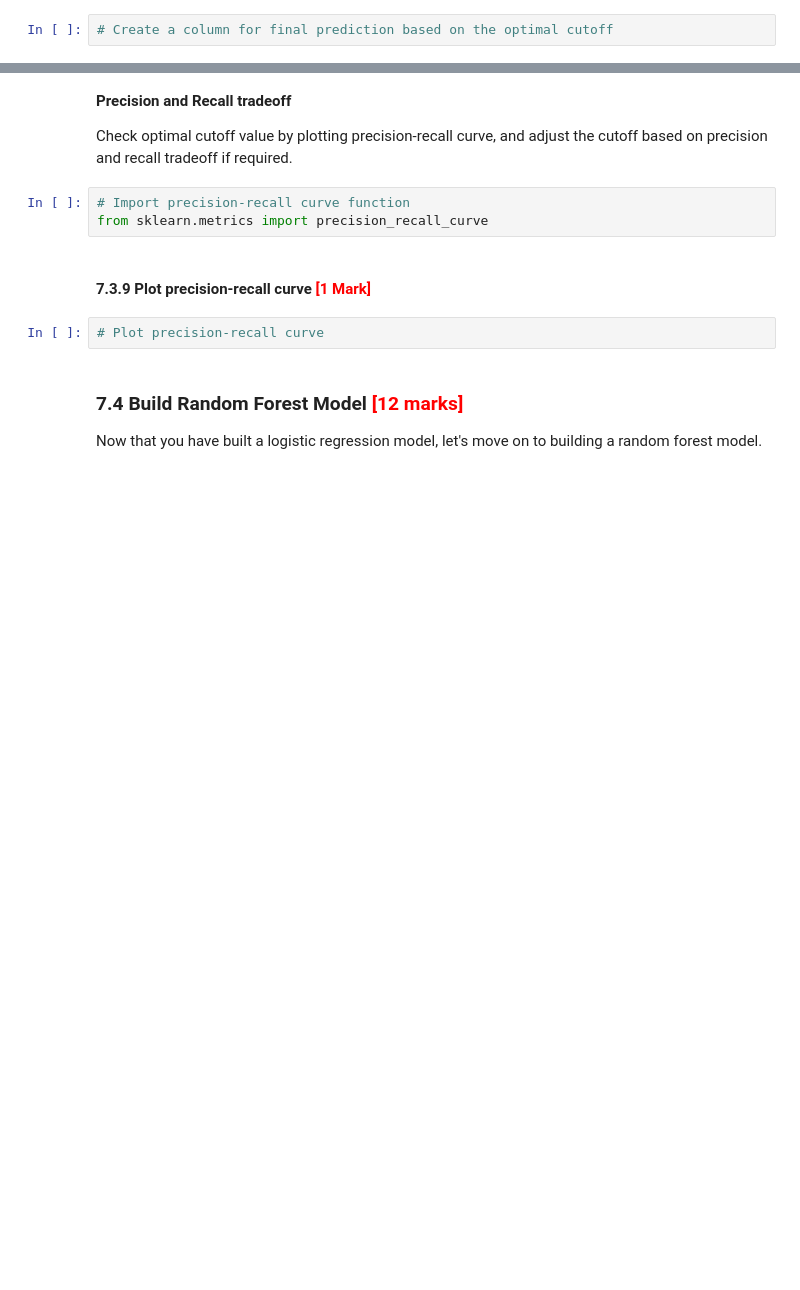
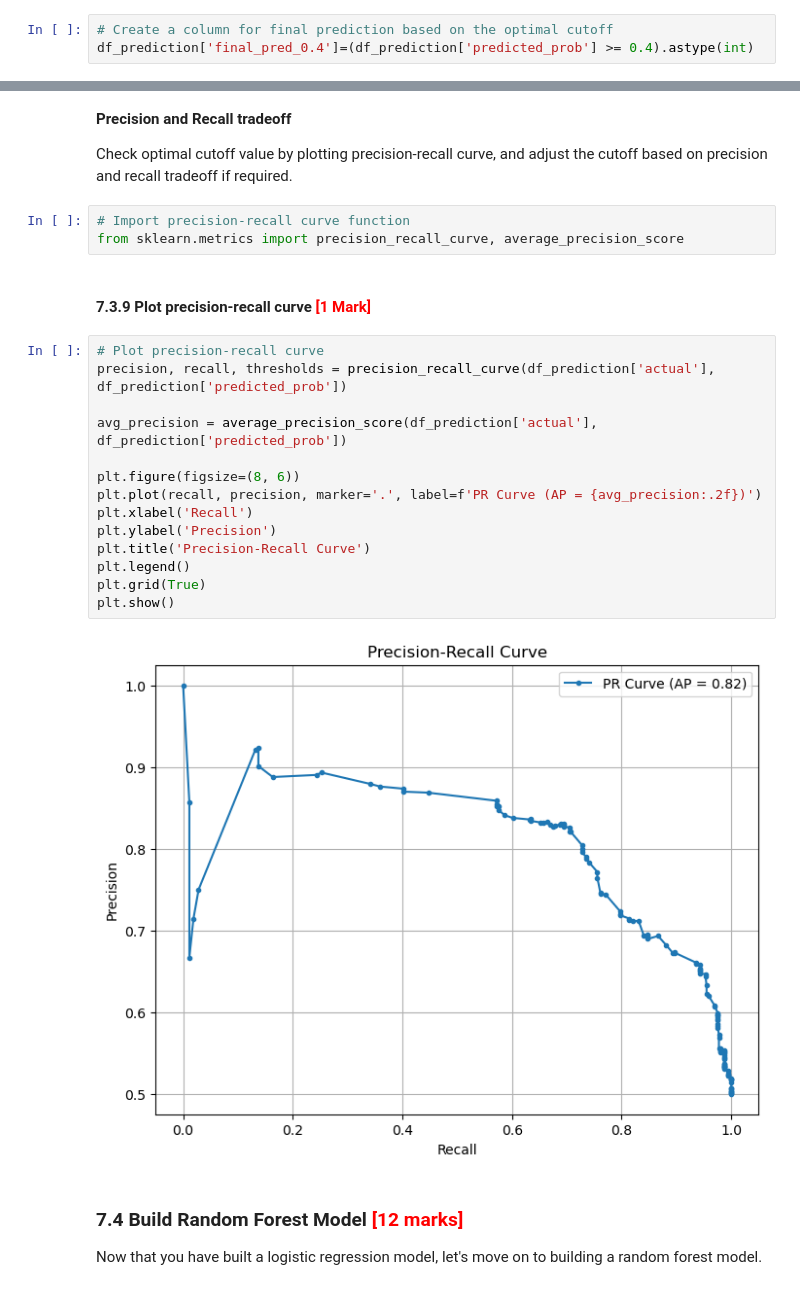
Before and after one commit to sunilkumarrudragada/Fraudulent_Claim_Detection, a Jupyter notebook: fraudulent_Claim_Detection.ipynb, the cells around one changed output, grey strips where cells are left out. Cells and saved outputs as stored; diff of their text form; blank space fills up the shorter version.

```diff
--- a/fraudulent_Claim_Detection.ipynb
+++ b/fraudulent_Claim_Detection.ipynb
@@ -2053,5 +2135,6 @@ After analysing the area under the curve of the ROC, check the sensitivity and s
 #### **7.3.4** Create a column for final prediction based on optimal cutoff <font color="red">[1 Mark]</font>
 # %%
 # Create a column for final prediction based on the optimal cutoff
+df_prediction['final_pred_0.4']=(df_prediction['predicted_prob'] >= 0.4).astype(int)
 # %% [markdown]
 #### **7.3.5** Calculate the accuracy <font color="red">[1 Mark]</font>
@@ -2087,11 +2192,25 @@ After analysing the area under the curve of the ROC, check the sensitivity and s
 Check optimal cutoff value by plotting precision-recall curve, and adjust the cutoff based on precision and recall tradeoff if required.
 # %%
 # Import precision-recall curve function
-from sklearn.metrics import precision_recall_curve
+from sklearn.metrics import precision_recall_curve, average_precision_score
 # %% [markdown]
 #### **7.3.9** Plot precision-recall curve <font color="red">[1 Mark]</font>
-# %%
-# Plot precision-recall curve
+# %%
+# Plot precision-recall curve
+precision, recall, thresholds = precision_recall_curve(df_prediction['actual'], df_prediction['predicted_prob'])
+
+avg_precision = average_precision_score(df_prediction['actual'], df_prediction['predicted_prob'])
+
+plt.figure(figsize=(8, 6))
+plt.plot(recall, precision, marker='.', label=f'PR Curve (AP = {avg_precision:.2f})')
+plt.xlabel('Recall')
+plt.ylabel('Precision')
+plt.title('Precision-Recall Curve')
+plt.legend()
+plt.grid(True)
+plt.show()
+# %% [output]
+[figure, added]
 # %% [markdown]
 ### **7.4 Build Random Forest Model** <font color = red>[12 marks]</font>
 Now that you have built a logistic regression model, let's move on to building a random forest model.
```
Also changed, not shown: parts of 14 cells of this notebook.
